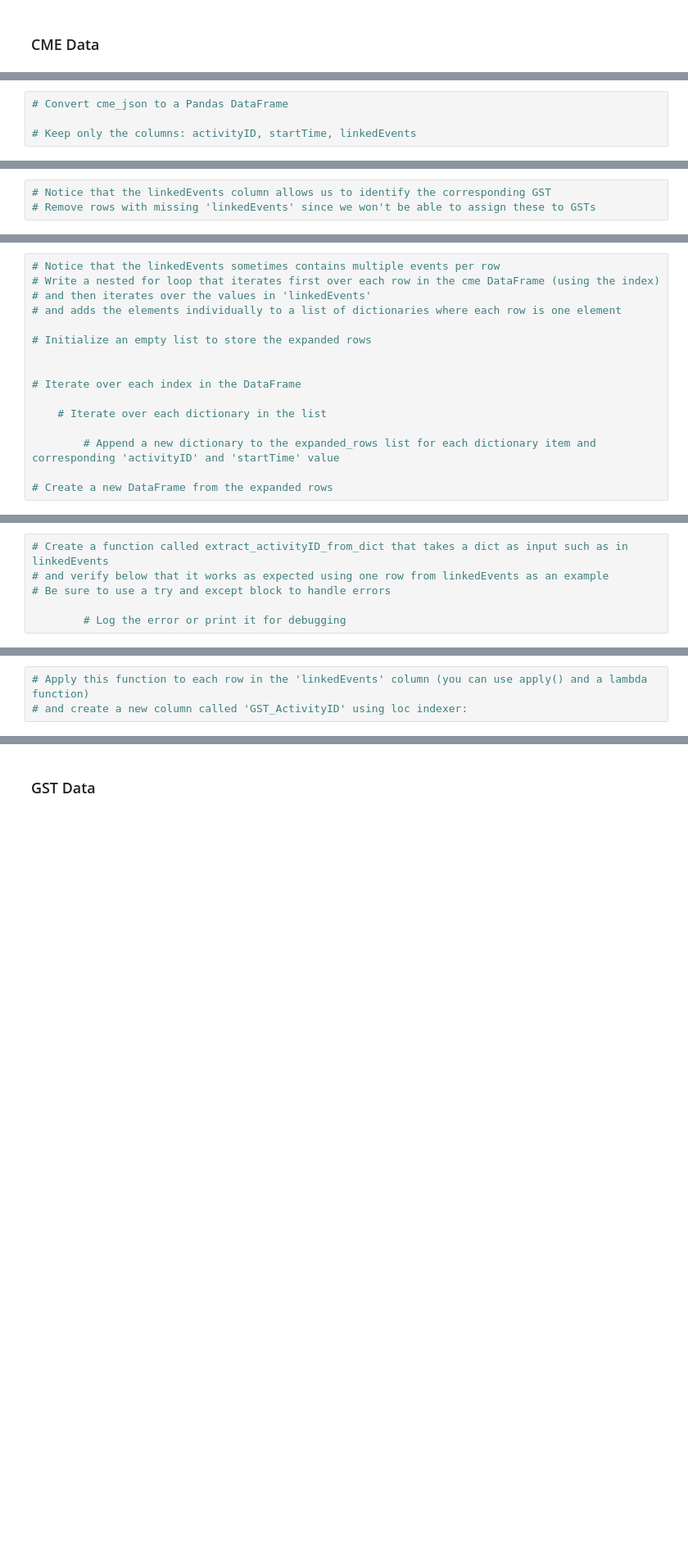
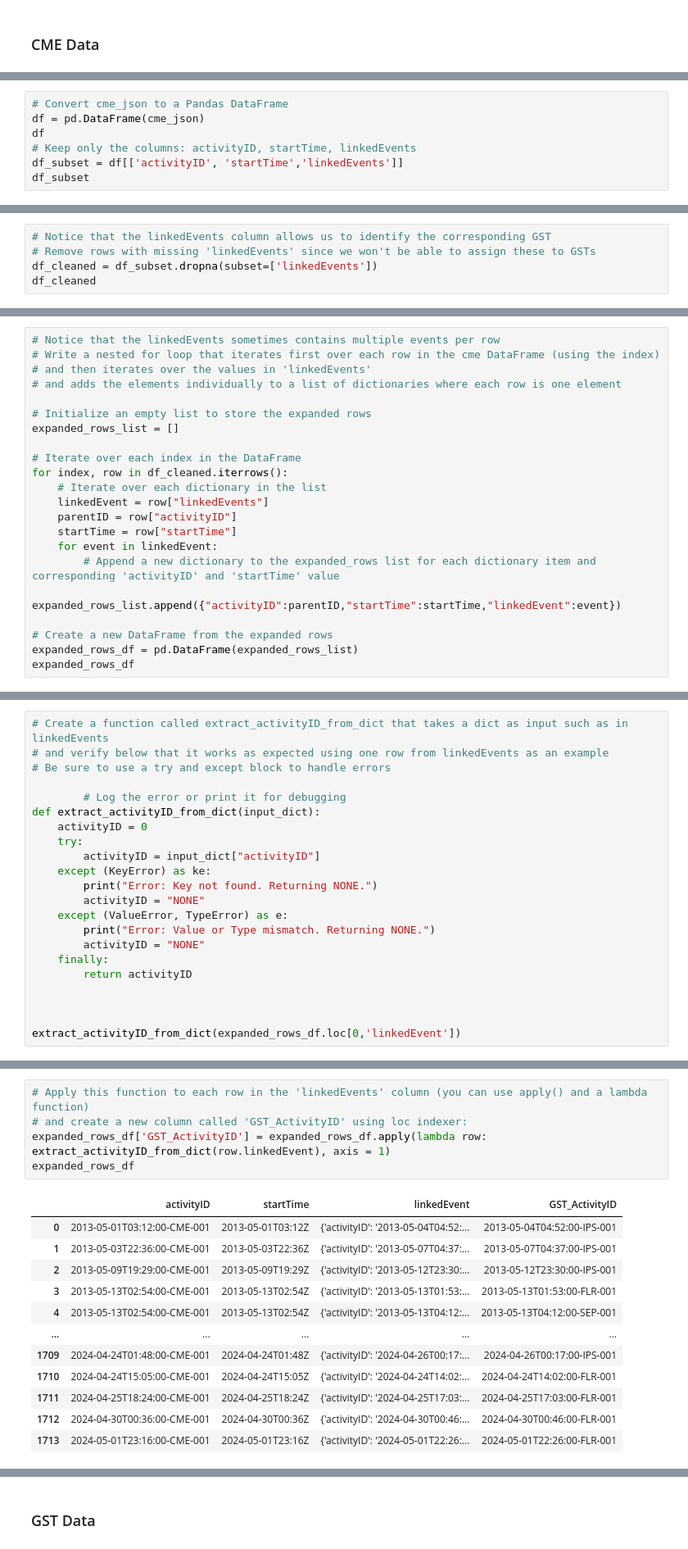
Before and after one commit to seccodingguy/data-sourcing-challenge, a Jupyter notebook: retrieve_data.ipynb, the cells around one changed output, grey strips where cells are left out. Shown: that part at 82% size. Saved outputs shown, nothing was run; the diff lists cells and outputs as text; blank space fills up the shorter version.

```diff
--- a/retrieve_data.ipynb
+++ b/retrieve_data.ipynb
@@ -47,4 +63,7 @@ print(f"Raw JSON: {cme_json}")
 # %%
 # Convert cme_json to a Pandas DataFrame
-
+df = pd.DataFrame(cme_json)
+df
 # Keep only the columns: activityID, startTime, linkedEvents
+df_subset = df[['activityID', 'startTime','linkedEvents']]
+df_subset
@@ -51,3 +84,5 @@ print(f"Raw JSON: {cme_json}")
 # %%
 # Notice that the linkedEvents column allows us to identify the corresponding GST
 # Remove rows with missing 'linkedEvents' since we won't be able to assign these to GSTs
+df_cleaned = df_subset.dropna(subset=['linkedEvents'])
+df_cleaned
@@ -58,12 +107,18 @@ print(f"Raw JSON: {cme_json}")
 # and adds the elements individually to a list of dictionaries where each row is one element
 
 # Initialize an empty list to store the expanded rows
-
+expanded_rows_list = []
 
 # Iterate over each index in the DataFrame
-
+for index, row in df_cleaned.iterrows():
     # Iterate over each dictionary in the list
-
+    linkedEvent = row["linkedEvents"]
+    parentID = row["activityID"]
+    startTime = row["startTime"]
+    for event in linkedEvent:
         # Append a new dictionary to the expanded_rows list for each dictionary item and corresponding 'activityID' and 'startTime' value
+        expanded_rows_list.append({"activityID":parentID,"startTime":startTime,"linkedEvent":event})
 
 # Create a new DataFrame from the expanded rows
+expanded_rows_df = pd.DataFrame(expanded_rows_list)
+expanded_rows_df
@@ -73,3 +142,19 @@ print(f"Raw JSON: {cme_json}")
 # Be sure to use a try and except block to handle errors
 
         # Log the error or print it for debugging
+def extract_activityID_from_dict(input_dict):
+    activityID = 0
+    try:
+        activityID = input_dict["activityID"]
+    except (KeyError) as ke:
+        print("Error: Key not found. Returning NONE.")
+        activityID = "NONE"
+    except (ValueError, TypeError) as e:
+        print("Error: Value or Type mismatch. Returning NONE.")
+        activityID = "NONE"
+    finally:
+        return activityID
+
+
+
+extract_activityID_from_dict(expanded_rows_df.loc[0,'linkedEvent'])
@@ -76,3 +163,18 @@ print(f"Raw JSON: {cme_json}")
 # %%
 # Apply this function to each row in the 'linkedEvents' column (you can use apply() and a lambda function)
 # and create a new column called 'GST_ActivityID' using loc indexer:
+expanded_rows_df['GST_ActivityID'] = expanded_rows_df.apply(lambda row: extract_activityID_from_dict(row.linkedEvent), axis = 1)
+expanded_rows_df
+# %% [output]
+|  | activityID | startTime | linkedEvent | GST_ActivityID |
+| 0 | 2013-05-01T03:12:00-CME-001 | 2013-05-01T03:12Z | {'activityID': '2013-05-04T04:52:... | 2013-05-04T04:52:00-IPS-001 |
+| 1 | 2013-05-03T22:36:00-CME-001 | 2013-05-03T22:36Z | {'activityID': '2013-05-07T04:37:... | 2013-05-07T04:37:00-IPS-001 |
+| 2 | 2013-05-09T19:29:00-CME-001 | 2013-05-09T19:29Z | {'activityID': '2013-05-12T23:30:... | 2013-05-12T23:30:00-IPS-001 |
+| 3 | 2013-05-13T02:54:00-CME-001 | 2013-05-13T02:54Z | {'activityID': '2013-05-13T01:53:... | 2013-05-13T01:53:00-FLR-001 |
+| 4 | 2013-05-13T02:54:00-CME-001 | 2013-05-13T02:54Z | {'activityID': '2013-05-13T04:12:... | 2013-05-13T04:12:00-SEP-001 |
+| ... | ... | ... | ... | ... |
+| 1709 | 2024-04-24T01:48:00-CME-001 | 2024-04-24T01:48Z | {'activityID': '2024-04-26T00:17:... | 2024-04-26T00:17:00-IPS-001 |
+| 1710 | 2024-04-24T15:05:00-CME-001 | 2024-04-24T15:05Z | {'activityID': '2024-04-24T14:02:... | 2024-04-24T14:02:00-FLR-001 |
+| 1711 | 2024-04-25T18:24:00-CME-001 | 2024-04-25T18:24Z | {'activityID': '2024-04-25T17:03:... | 2024-04-25T17:03:00-FLR-001 |
+| 1712 | 2024-04-30T00:36:00-CME-001 | 2024-04-30T00:36Z | {'activityID': '2024-04-30T00:46:... | 2024-04-30T00:46:00-FLR-001 |
+| 1713 | 2024-05-01T23:16:00-CME-001 | 2024-05-01T23:16Z | {'activityID': '2024-05-01T22:26:... | 2024-05-01T22:26:00-FLR-001 |
```
Also changed, not shown: parts of 28 cells of this notebook, 1 other file.
